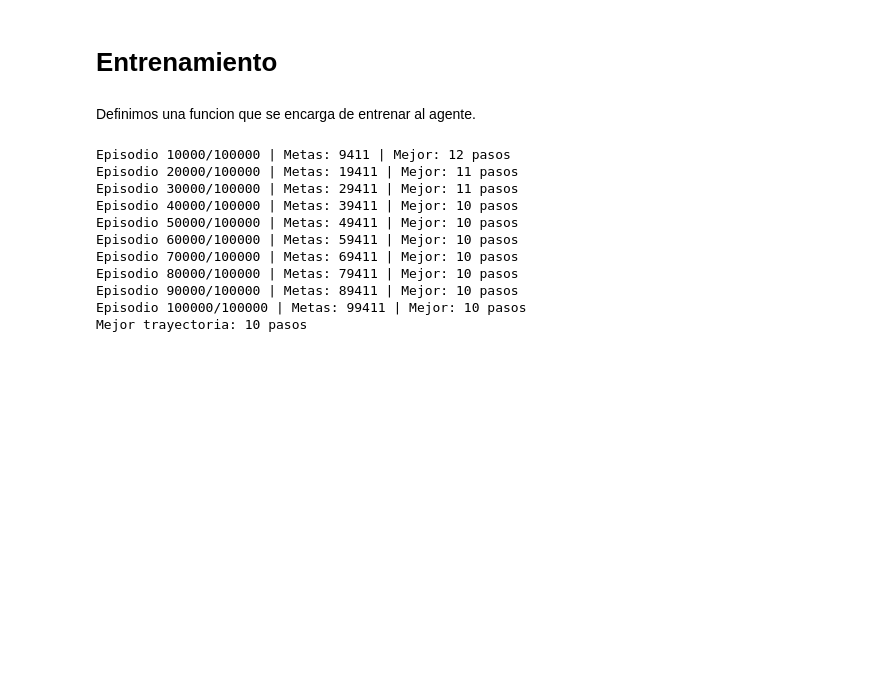
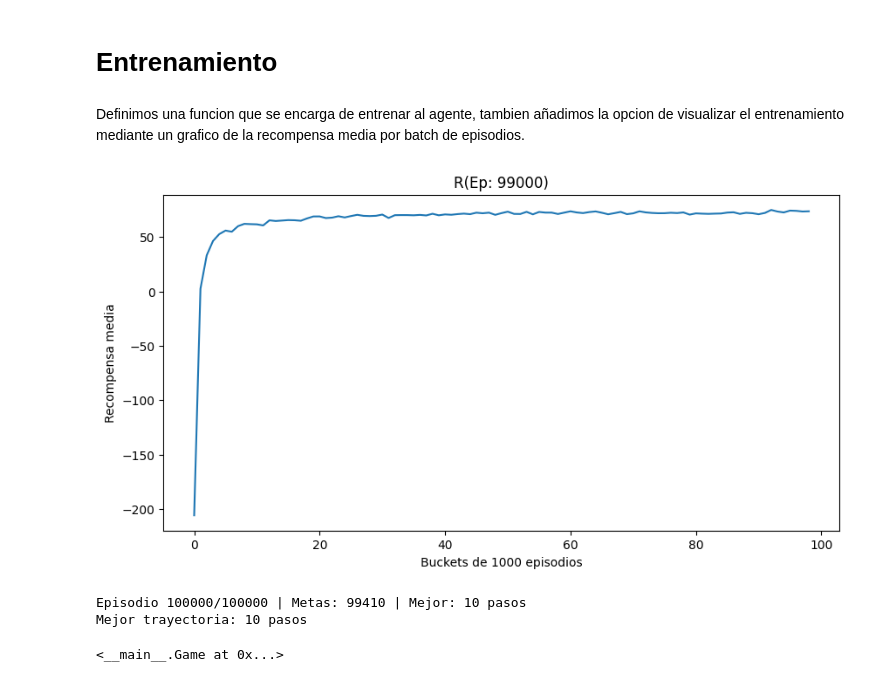
Before and after one commit to JaJeJoTor/io-practica2, a Jupyter notebook: implementacion objetos.ipynb, the cells around one changed output. Cells and saved outputs as stored; diff of their text form; code cells hidden in the pictures; blank space fills up the shorter version.

```diff
--- a/implementacion objetos.ipynb
+++ b/implementacion objetos.ipynb
@@ -714,13 +750,34 @@ off_model_agent = Eps_soft_policy_agent(0.3, t1.rows, t1.columns)  # Más explor
 # %% [markdown]
 # Entrenamiento
 # %% [markdown]
-Definimos una funcion que se encarga de entrenar al agente.
+Definimos una funcion que se encarga de entrenar al agente, tambien añadimos la opcion de visualizar el entrenamiento mediante un grafico de la recompensa media por batch de episodios.
 # %%
+from IPython.display import clear_output
+
 # Entrenamiento con Off-policy Monte Carlo
-def entrenar_offpolicy(tablero, agente, num_episodes, discount):
+def entrenar_offpolicy(tablero, agente, num_episodes, discount, plot_reward = False, plot_interval=1000):
+    def plot_rewards(mean_bucket, mean_bucket_size):
+            mean_reward = np.mean(rewards[-mean_bucket_size:])
+            mean_bucket.append(mean_reward)
+
+            clear_output(wait=True)
+            plt.figure(figsize=(10, 5))
+            plt.plot(mean_bucket)
+            plt.xlabel('Buckets de ' + str(mean_bucket_size) + ' episodios')
+            plt.ylabel('Recompensa media')
+            plt.title(f'R(Ep: {episode})')
+            plt.show()
+
+
+
     game = Game(tablero)
     goals_reached = 0
     best_steps = float('inf')
+
+    mean_bucket_size = 1000
+    mean_bucket = []
+    rewards = []
+
 
     for episode in range(num_episodes):
         # Simular episodio
@@ -746,9 +803,15 @@ def entrenar_offpolicy(tablero, agente, num_episodes, discount):
                 G
             )
 
-        # Imprimir progreso cada 10000 episodios|
-        if (episode + 1) % 10000 == 0:
-            print(f"Episodio {episode + 1}/{num_episodes} | Metas: {goals_reached} | Mejor: {best_steps} pasos")
+        rewards.append(traza.get_total_reward(discount=False))
+
+        if plot_reward and episode % mean_bucket_size == 0 and episode > 0:
+            plot_rewards(mean_bucket, mean_bucket_size)
+        else:
+            if (episode + 1) % 10000 == 0:
+                print(f"Episodio {episode + 1}/{num_episodes} | Metas: {goals_reached} | Mejor: {best_steps} pasos")
+
+
 
     print(f"Mejor trayectoria: {best_steps} pasos")
     return game
@@ -757,17 +820,10 @@ def entrenar_offpolicy(tablero, agente, num_episodes, discount):
 off_model_agent = Eps_soft_policy_agent(0.2, t2.rows, t2.columns)  # Más exploración inicial
 num_episodes = 100000
 discount = 0.7
-
-trained_model = entrenar_offpolicy(t2, off_model_agent, num_episodes, discount)
-# %% [output]
-Episodio 10000/100000 | Metas: 9411 | Mejor: 12 pasos
-Episodio 20000/100000 | Metas: 19411 | Mejor: 11 pasos
-Episodio 30000/100000 | Metas: 29411 | Mejor: 11 pasos
-Episodio 40000/100000 | Metas: 39411 | Mejor: 10 pasos
-Episodio 50000/100000 | Metas: 49411 | Mejor: 10 pasos
-Episodio 60000/100000 | Metas: 59411 | Mejor: 10 pasos
-Episodio 70000/100000 | Metas: 69411 | Mejor: 10 pasos
-Episodio 80000/100000 | Metas: 79411 | Mejor: 10 pasos
-Episodio 90000/100000 | Metas: 89411 | Mejor: 10 pasos
-Episodio 100000/100000 | Metas: 99411 | Mejor: 10 pasos
-Mejor trayectoria: 10 pasos
+# %%
+entrenar_offpolicy(t2, off_model_agent, num_episodes, discount, plot_reward=True, plot_interval=100000)
+# %% [output]
+[figure, added]
+Episodio 100000/100000 | Metas: 99410 | Mejor: 10 pasos
+Mejor trayectoria: 10 pasos
+<__main__.Game at 0x...>
```
Also changed, not shown: parts of 14 cells of this notebook.
